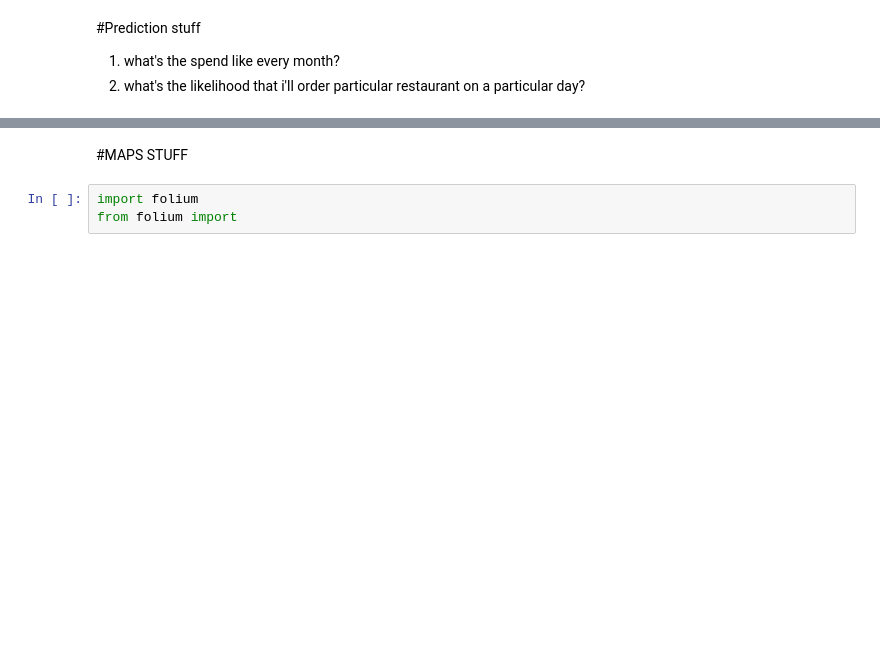
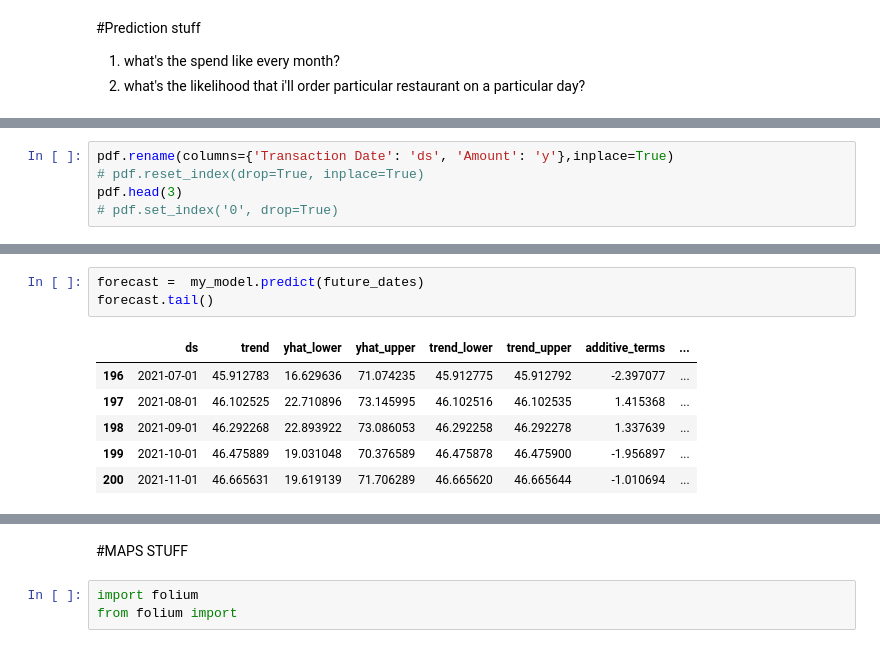
Before and after one commit to anjaleeDS/DataVizStanford, a Jupyter notebook: DoordashPredictions.ipynb, the cells around one changed output, grey strips where cells are left out. Saved outputs shown, nothing was run; the diff lists cells and outputs as text; blank space fills up the shorter version.

```diff
--- a/DoordashPredictions.ipynb
+++ b/DoordashPredictions.ipynb
@@ -219,0 +246,5 @@ Name: ds, dtype: int64
+# %%
+pdf.rename(columns={'Transaction Date': 'ds', 'Amount': 'y'},inplace=True)
+# pdf.reset_index(drop=True, inplace=True)
+pdf.head(3)
+# pdf.set_index('0', drop=True)
@@ -226,0 +271,10 @@ predict_by_month
+# %%
+forecast =  my_model.predict(future_dates)
+forecast.tail()
+# %% [output]
+|  | ds | trend | yhat_lower | yhat_upper | trend_lower | trend_upper | additive_terms | ... |
+| 196 | 2021-07-01 | 45.912783 | 16.629636 | 71.074235 | 45.912775 | 45.912792 | -2.397077 | ... |
+| 197 | 2021-08-01 | 46.102525 | 22.710896 | 73.145995 | 46.102516 | 46.102535 | 1.415368 | ... |
+| 198 | 2021-09-01 | 46.292268 | 22.893922 | 73.086053 | 46.292258 | 46.292278 | 1.337639 | ... |
+| 199 | 2021-10-01 | 46.475889 | 19.031048 | 70.376589 | 46.475878 | 46.475900 | -1.956897 | ... |
+| 200 | 2021-11-01 | 46.665631 | 19.619139 | 71.706289 | 46.665620 | 46.665644 | -1.010694 | ... |
```
Also changed, not shown: parts of 20 cells of this notebook.
